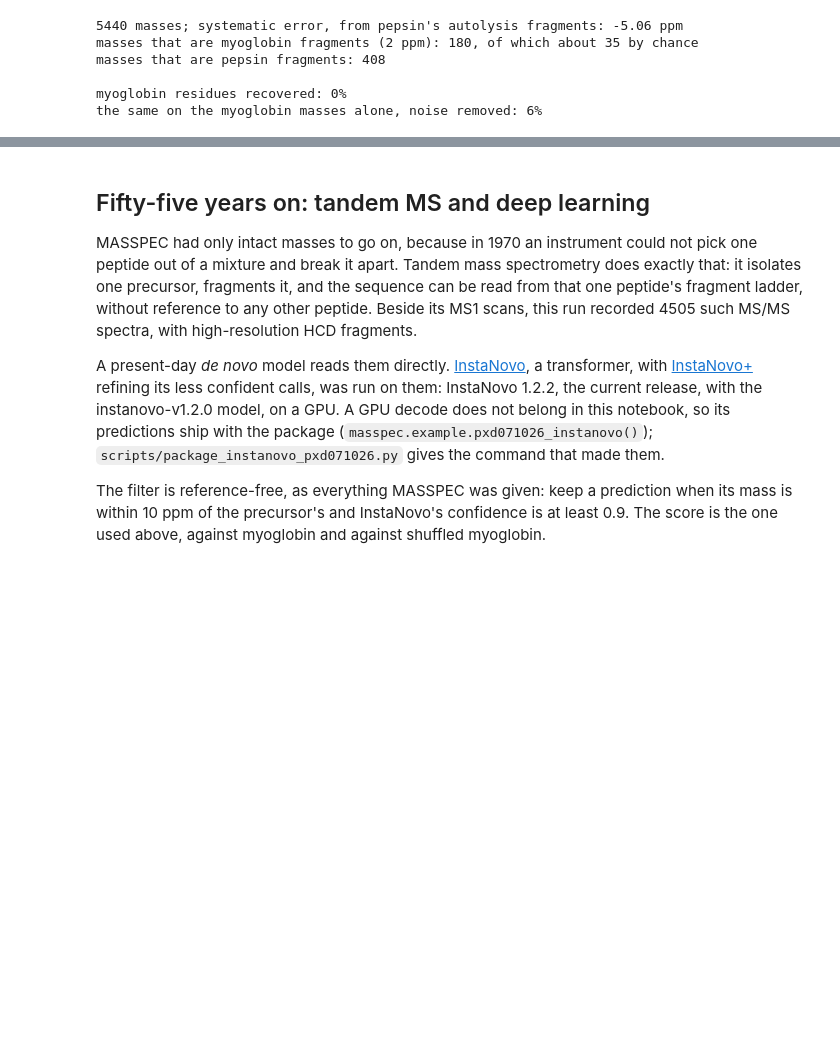
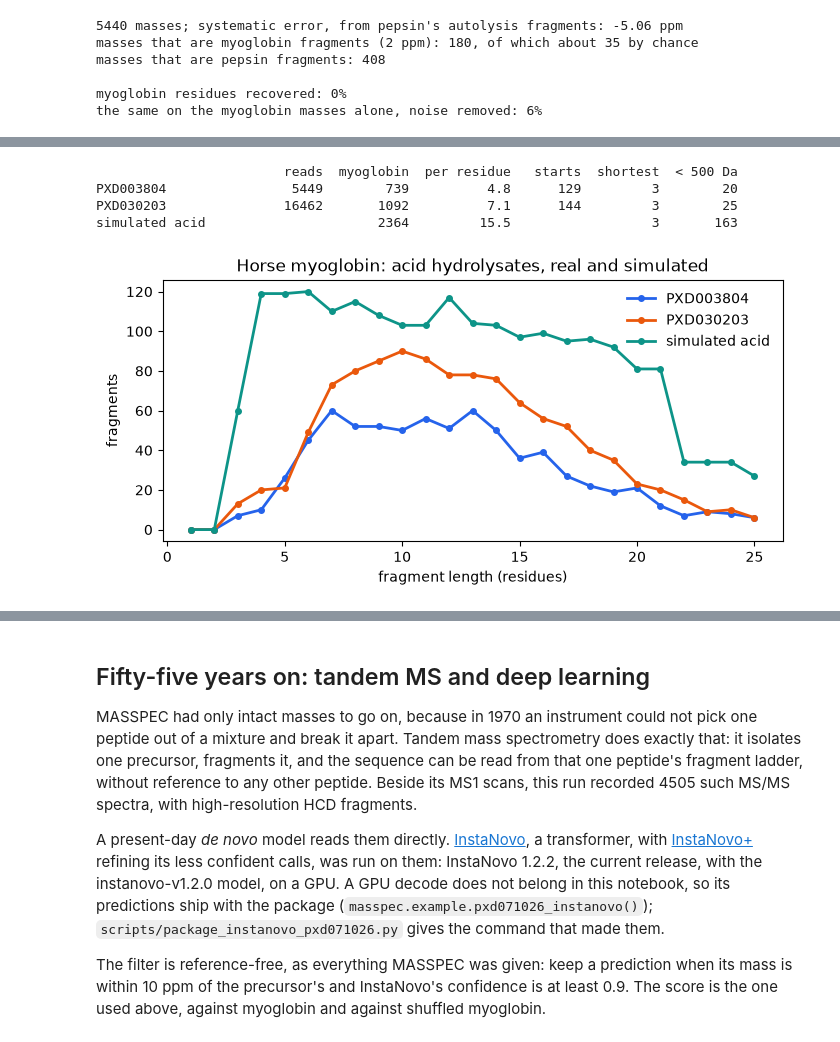
Before and after one commit to BioGeek/MASSPEC, a Jupyter notebook: notebooks/masspec_1970.ipynb, the cells around one changed output, grey strips where cells are left out. Drawn from its saved outputs; the diff is of its cells as text; code cells hidden in the pictures; blank space fills up the shorter version.

```diff
--- a/notebooks/masspec_1970.ipynb
+++ b/notebooks/masspec_1970.ipynb
@@ -1165,0 +1198,62 @@ fragments kept. A standard proteomics or HDX run is not that experiment.
+# %%
+from masspec.example import acid_hydrolysates
+from masspec.masses import normalise
+from masspec.masses import peptide_mass as modern_mass
+
+
+def stretches(hydrolysate):
+    # each distinct exact, unmodified stretch of myoglobin in the
+    # hydrolysate, with the measured mass of the read that found it
+    found = {}
+    for read in hydrolysate.reads:
+        peptide = normalise(read.peptide)
+        if "(" not in peptide and peptide in hydrolysate.myoglobin:
+            found.setdefault(peptide, read.mass)
+    return found
+
+
+hydrolysates = acid_hydrolysates()
+horse = hydrolysates[0].myoglobin
+acid_digest = simulate(horse, enzyme="acid", ppm=3.0, dropout=0.2,
+                       alkylated=False, seed=0)
+simulated_short = sum(1 for _, _, peptide, _ in acid_digest.peptides
+                      if modern_mass(peptide) < 500)
+print(f"{'':<22}{'reads':>7}{'myoglobin':>11}{'per residue':>13}"
+      f"{'starts':>9}{'shortest':>10}{'< 500 Da':>10}")
+lengths_by_source = {}
+for hydrolysate in hydrolysates:
+    found = stretches(hydrolysate)
+    starts = {horse.find(peptide) for peptide in found}
+    lengths_by_source[hydrolysate.accession] = [
+        len(peptide) for peptide in found
+    ]
+    print(f"{hydrolysate.accession:<22}{len(hydrolysate.reads):>7}"
+          f"{len(found):>11}"
+          f"{len(found) / len(horse):>13.1f}{len(starts):>9}"
+          f"{min(map(len, found)):>10}"
+          f"{sum(mass < 500 for mass in found.values()):>10}")
+lengths_by_source["simulated acid"] = [
+    end - start + 1 for start, end, _, _ in acid_digest.peptides
+]
+print(f"{'simulated acid':<22}{'':>7}{len(acid_digest.peptides):>11}"
+      f"{len(acid_digest.peptides) / len(horse):>13.1f}{'':>9}"
+      f"{min(lengths_by_source['simulated acid']):>10}"
+      f"{simulated_short:>10}")
+
+figure, axes = plt.subplots(figsize=(8, 3.4))
+shown = range(1, 26)
+for (source, lengths), color in zip(lengths_by_source.items(),
+                                    ("#2563eb", "#ea580c", "#0d9488")):
+    axes.plot(shown, [lengths.count(length) for length in shown],
+              marker="o", markersize=4, lw=2, color=color, label=source)
+axes.set_xlabel("fragment length (residues)")
+axes.set_ylabel("fragments")
+axes.set_title("Horse myoglobin: acid hydrolysates, real and simulated")
+axes.legend(frameon=False)
+plt.show()
+# %% [output]
+                        reads  myoglobin  per residue   starts  shortest  < 500 Da
+PXD003804                5449        739          4.8      129         3        20
+PXD030203               16462       1092          7.1      144         3        25
+simulated acid                      2364         15.5                  3       163
+[figure, added]
```
Also changed, not shown: parts of 5 cells of this notebook, 9 other files.
